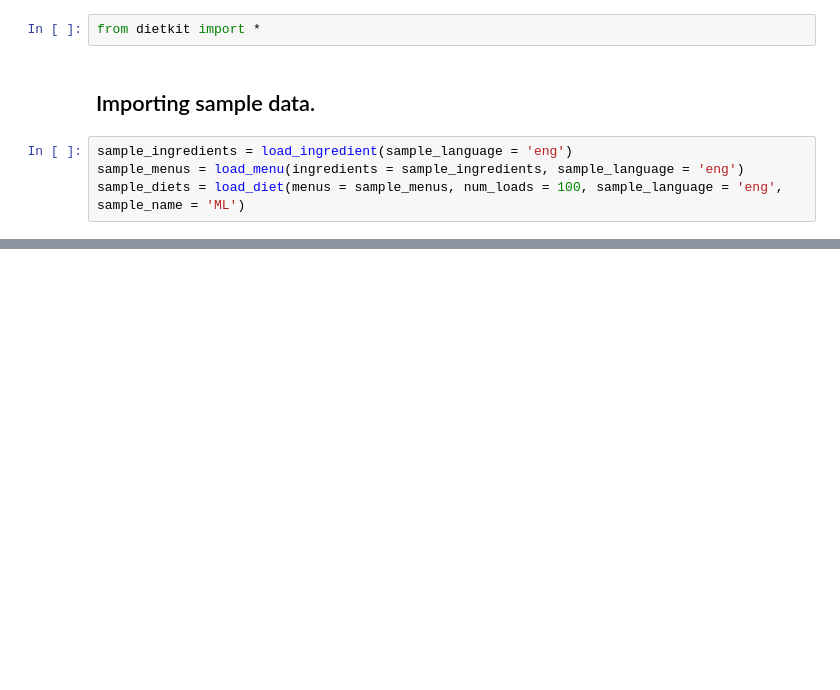
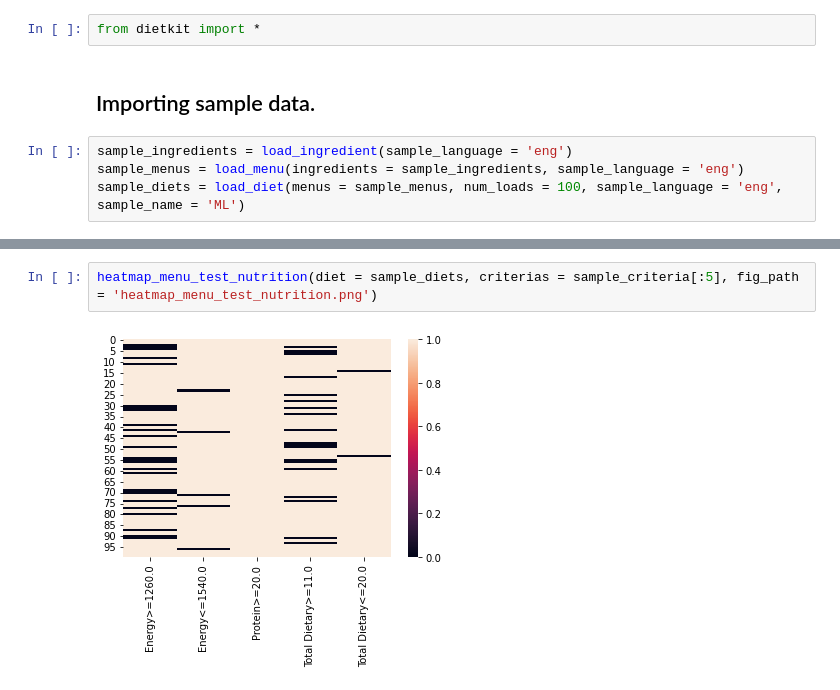
Before and after one commit to pki663/dietkit, a Jupyter notebook: sample_execution.ipynb, the cells around one changed output, grey strips where cells are left out. Saved outputs shown, nothing was run; the diff lists cells and outputs as text; blank space fills up the shorter version.

```diff
--- a/sample_execution.ipynb
+++ b/sample_execution.ipynb
@@ -31,0 +396,4 @@ sample_ingredients
+# %%
+heatmap_menu_test_nutrition(diet = sample_diets, criterias = sample_criteria[:5], fig_path = 'heatmap_menu_test_nutrition.png')
+# %% [output]
+[figure, added]
```
Also changed, not shown: parts of 47 cells of this notebook, 1 other file.
